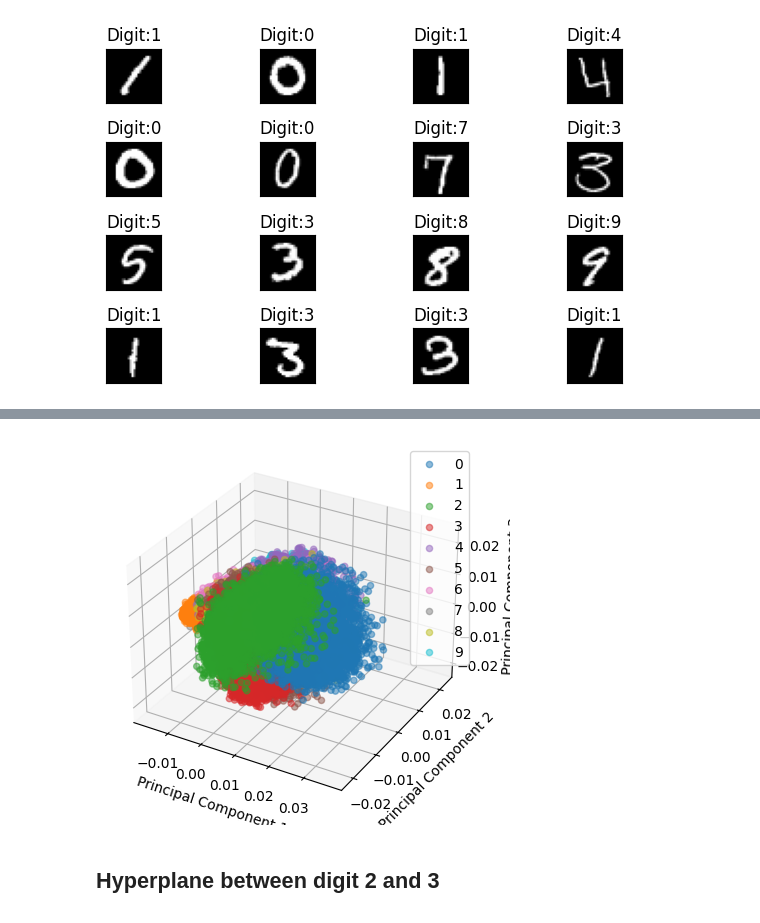
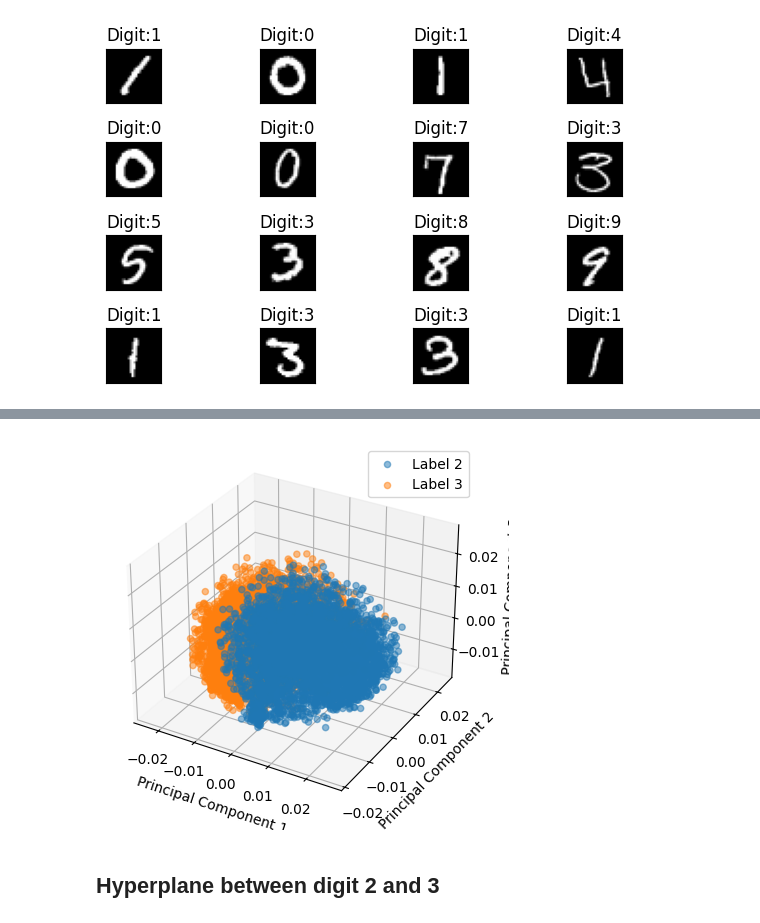
Before and after one commit to naoNao89/digitsSVM, a Jupyter notebook: SVM on Digits Recognization.ipynb, the cells around one changed output, grey strips where cells are left out. Drawn from its saved outputs; the diff is of its cells as text; code cells hidden in the pictures.

```diff
--- a/SVM on Digits Recognization.ipynb
+++ b/SVM on Digits Recognization.ipynb
@@ -106,43 +105,55 @@ ImportError: Failed to import any of the following Qt binding modules: PyQt5, Py
 # %%
 import numpy as np
 from sklearn.decomposition import PCA
 import matplotlib.pyplot as plt
 from mpl_toolkits.mplot3d import Axes3D
 
 # Assuming X_train is a list of 25x25 pixel matrices and Y_train is the corresponding labels
 
+# Filter data points with labels 2 and 3
+X_filtered = X_train[np.logical_or(Y_train == 2, Y_train == 3)]
+Y_filtered = Y_train[np.logical_or(Y_train == 2, Y_train == 3)]
+
 # Flatten the pixel matrices
-X_train_flattened = [image.flatten() for image in X_train]
+X_train_flattened = [image.flatten() for image in X_filtered]
 
 # Convert lists to numpy arrays
 X_train_flattened = np.array(X_train_flattened)
-Y_train = np.array(Y_train)
+Y_filtered = np.array(Y_filtered)
 
 # Normalize inputs
 X_train_flattened = X_train_flattened / 255.0
 
-# Perform PCA
+# Perform PCA with 3 components
 pca = PCA(n_components=3)  # Project to 3 dimensions for visualization
 X_train_pca = pca.fit_transform(X_train_flattened)
 
 # Plot the transformed data
 fig = plt.figure()
 ax = fig.add_subplot(111, projection='3d')
-for label in np.unique(Y_train):
-    ax.scatter(X_train_pca[Y_train == label, 0],
-               X_train_pca[Y_train == label, 1],
-               X_train_pca[Y_train == label, 2],
-               label=str(label),
-               alpha=0.5)
+
+# Plot data points with label 2
+ax.scatter(X_train_pca[Y_filtered == 2, 0],
+           X_train_pca[Y_filtered == 2, 1],
+           X_train_pca[Y_filtered == 2, 2],
+           label='Label 2',
+           alpha=0.5)
+
+# Plot data points with label 3
+ax.scatter(X_train_pca[Y_filtered == 3, 0],
+           X_train_pca[Y_filtered == 3, 1],
+           X_train_pca[Y_filtered == 3, 2],
+           label='Label 3',
+           alpha=0.5)
+
 ax.set_xlabel('Principal Component 1')
 ax.set_ylabel('Principal Component 2')
 ax.set_zlabel('Principal Component 3')
 ax.legend()
 
-# You can now interactively zoom in/out and rotate the plot using your mouse.
 plt.show()
 # %% [output]
-[figure, old version]
+[figure, new version]
 # %% [markdown]
 ## Hyperplane between digit 2 and 3
 # %%
```
Also changed, not shown: parts of 2 cells of this notebook.
